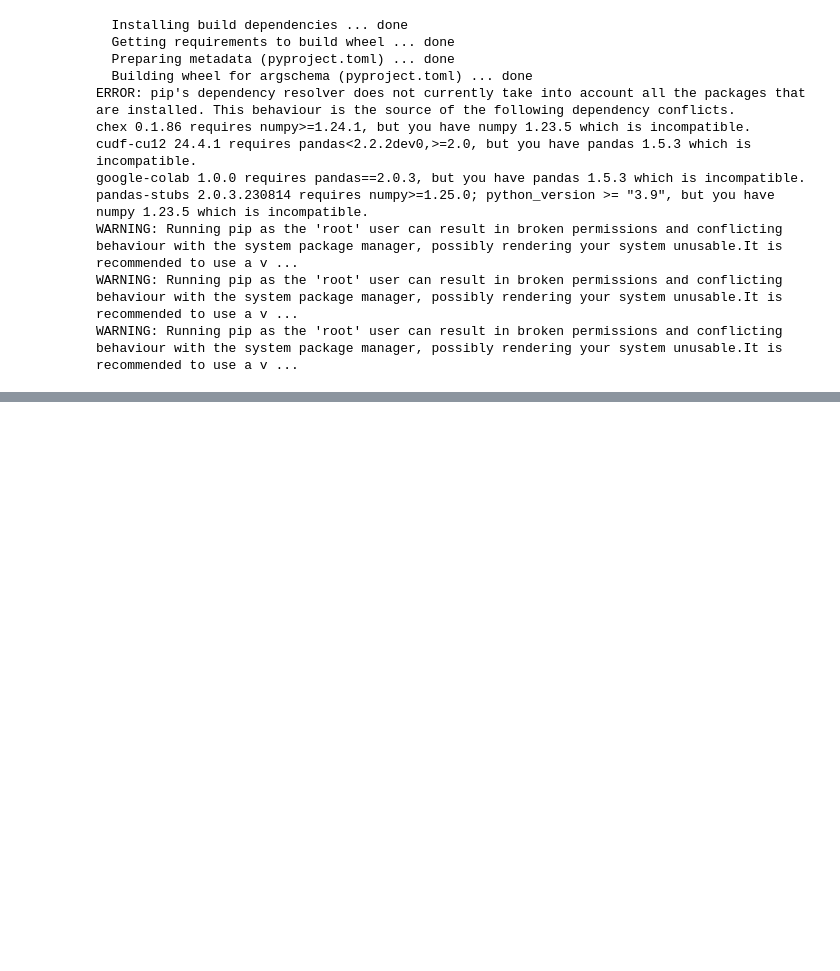
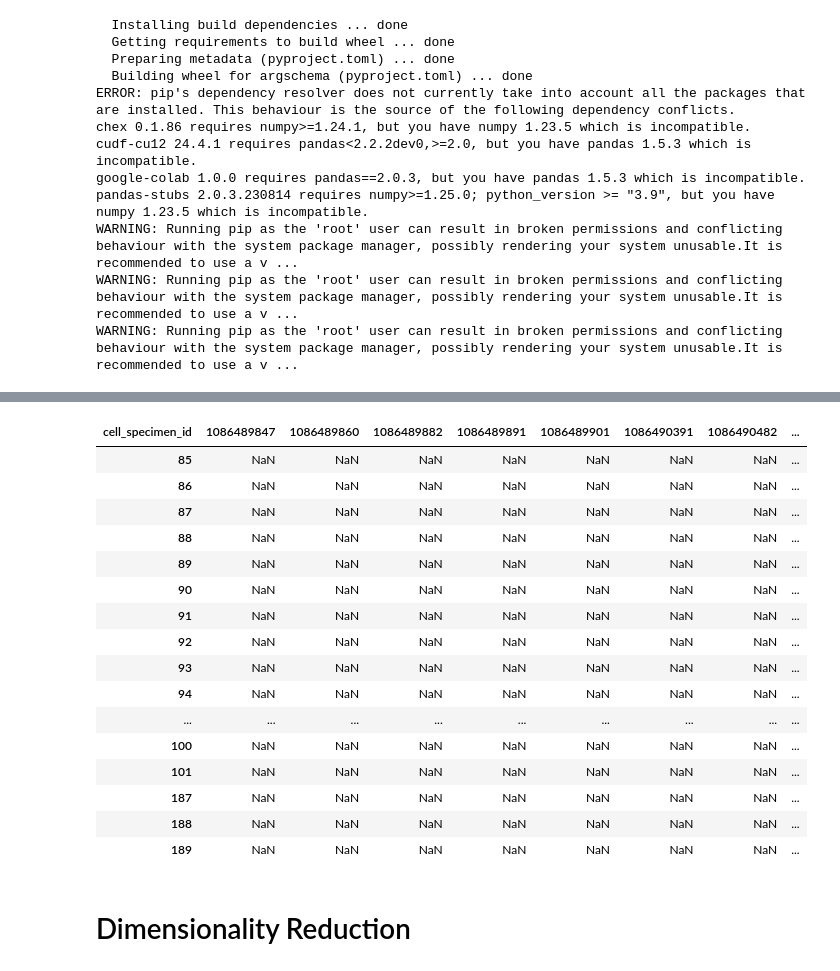
Before and after one commit to yeticheese/NMA_2024_Zealous_Sedum_CN, a Jupyter notebook: notebooks/A_Preprocessing.ipynb, the cells around one changed output, grey strips where cells are left out. Cells and saved outputs as stored; diff of their text form; code cells hidden in the pictures; blank space fills up the shorter version.

```diff
--- a/notebooks/A_Preprocessing.ipynb
+++ b/notebooks/A_Preprocessing.ipynb
@@ -44,0 +64,3 @@ pd.set_option('display.max_columns', 500)
+# %%
+filename = "allen_visual_behavior_2p_change_detection_familiar_novel_image_sets.parquet"
+data = pd.read_parquet(filename)
@@ -44,0 +105,3 @@ pd.set_option('display.max_columns', 500)
+# %%
+trimmed_data = data[['stimulus_presentations_id','cell_specimen_id','trace','trace_timestamps','mean_response','image_index','omitted','mean_running_speed','mean_pupil_area','rewarded','imaging_depth','cre_line','exposure_level','mouse_id']]
+trimmed_data.head(10)
@@ -44,0 +131,24 @@ pd.set_option('display.max_columns', 500)
+# %%
+features_labels = trimmed_data.pivot(columns='cell_specimen_id',values='mean_response')
+# %%
+features_labels.head(20)
+# %% [output]
+| cell_specimen_id | 1086489847 | 1086489860 | 1086489882 | 1086489891 | 1086489901 | 1086490391 | 1086490482 | ... |
+| 85 | NaN | NaN | NaN | NaN | NaN | NaN | NaN | ... |
+| 86 | NaN | NaN | NaN | NaN | NaN | NaN | NaN | ... |
+| 87 | NaN | NaN | NaN | NaN | NaN | NaN | NaN | ... |
+| 88 | NaN | NaN | NaN | NaN | NaN | NaN | NaN | ... |
+| 89 | NaN | NaN | NaN | NaN | NaN | NaN | NaN | ... |
+| 90 | NaN | NaN | NaN | NaN | NaN | NaN | NaN | ... |
+| 91 | NaN | NaN | NaN | NaN | NaN | NaN | NaN | ... |
+| 92 | NaN | NaN | NaN | NaN | NaN | NaN | NaN | ... |
+| 93 | NaN | NaN | NaN | NaN | NaN | NaN | NaN | ... |
+| 94 | NaN | NaN | NaN | NaN | NaN | NaN | NaN | ... |
+| ... | ... | ... | ... | ... | ... | ... | ... | ... |
+| 100 | NaN | NaN | NaN | NaN | NaN | NaN | NaN | ... |
+| 101 | NaN | NaN | NaN | NaN | NaN | NaN | NaN | ... |
+| 187 | NaN | NaN | NaN | NaN | NaN | NaN | NaN | ... |
+| 188 | NaN | NaN | NaN | NaN | NaN | NaN | NaN | ... |
+| 189 | NaN | NaN | NaN | NaN | NaN | NaN | NaN | ... |
+# %% [markdown]
+# Dimensionality Reduction
```
Also changed, not shown: parts of 10 cells of this notebook.
